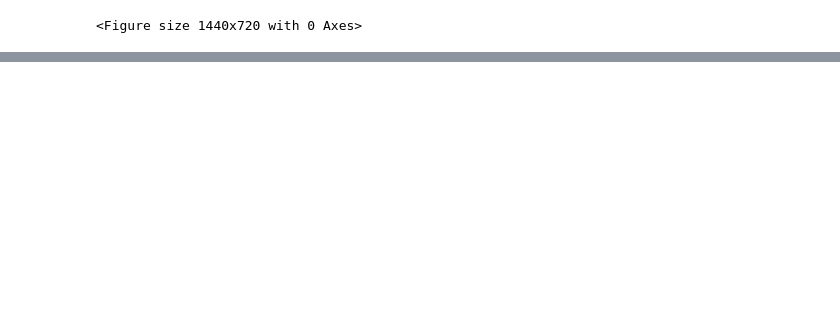
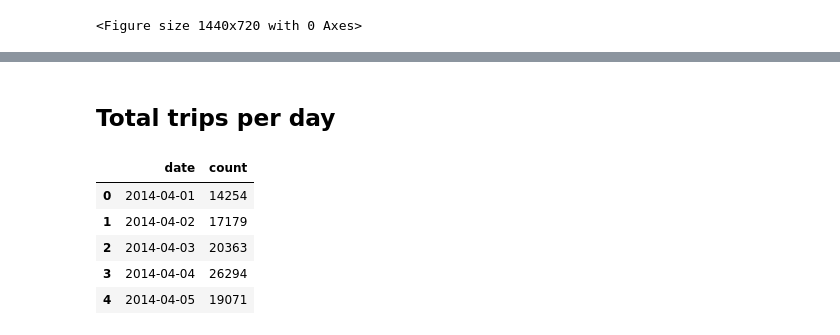
Before and after one commit to milevavantuyl/Movement_NYC, a Jupyter notebook: Mileva/03_analysis.ipynb, the cells around one changed output, grey strips where cells are left out. Drawn from its saved outputs; the diff is of its cells as text; code cells hidden in the pictures; blank space fills up the shorter version.

```diff
--- a/Mileva/03_analysis.ipynb
+++ b/Mileva/03_analysis.ipynb
@@ -75,0 +92,13 @@ px.line(x = trips_by_day_zone["date"], y = trips_by_day_zone["count"], color = t
+# %% [markdown]
+## Total trips per day
+# %%
+uber_daily = uber.groupby(['date'])["date"].count().to_frame()
+uber_daily = uber_daily.rename(columns = {"date": "count"}).reset_index()
+uber_daily.head()
+# %% [output]
+|  | date | count |
+| 0 | 2014-04-01 | 14254 |
+| 1 | 2014-04-02 | 17179 |
+| 2 | 2014-04-03 | 20363 |
+| 3 | 2014-04-04 | 26294 |
+| 4 | 2014-04-05 | 19071 |
```
Also changed, not shown: parts of 12 cells of this notebook, 1 other file.
